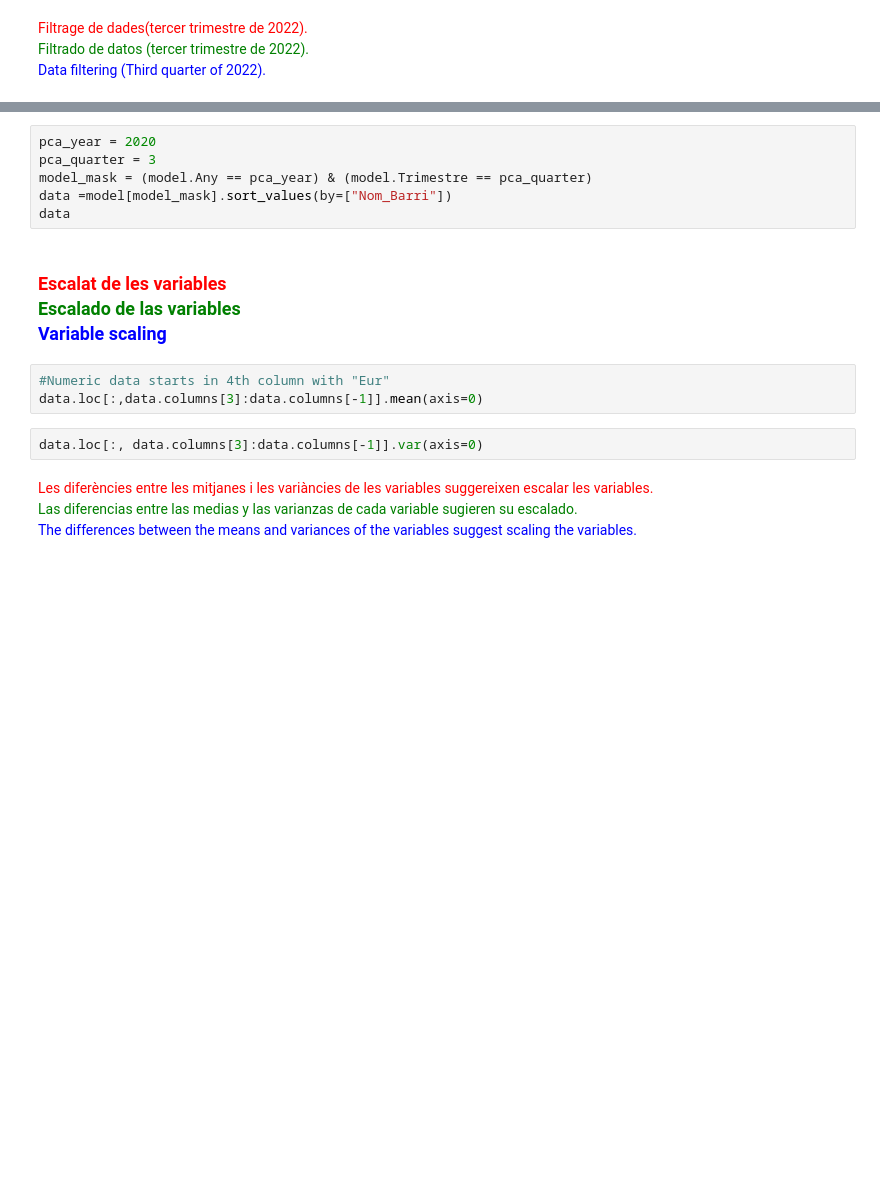
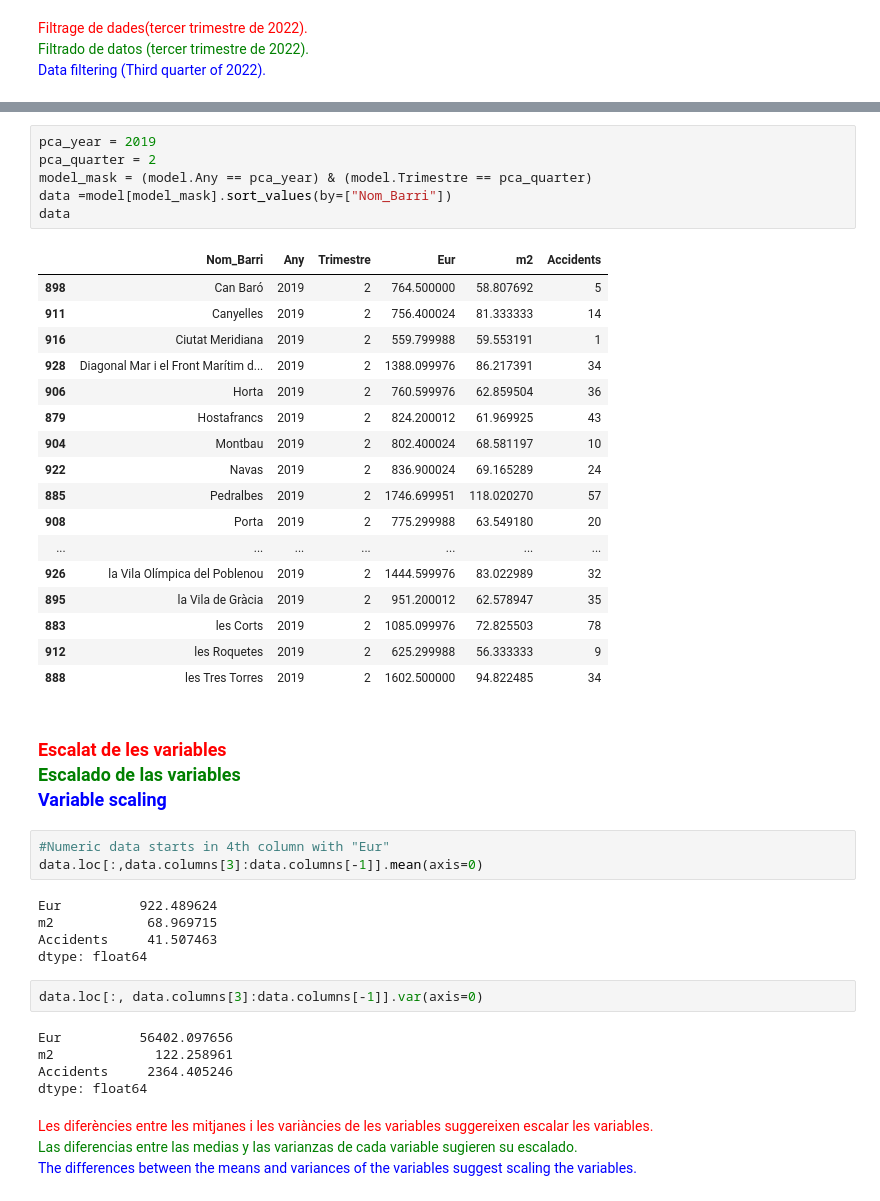
Before and after one commit to luismiguelcasadodiaz/jump2digital, a Jupyter notebook: LMCD_JUMP2DIGITAL.ipynb, the cells around one changed output, grey strips where cells are left out. Drawn from its saved outputs; the diff is of its cells as text; blank space fills up the shorter version.

```diff
--- a/LMCD_JUMP2DIGITAL.ipynb
+++ b/LMCD_JUMP2DIGITAL.ipynb
@@ -934,16 +991,44 @@ counted_quarter
 # %%
-pca_year = 2020
-pca_quarter = 3
+pca_year = 2019
+pca_quarter = 2
 model_mask = (model.Any == pca_year) & (model.Trimestre == pca_quarter)
 data =model[model_mask].sort_values(by=["Nom_Barri"])
 data
+# %% [output]
+|  | Nom_Barri | Any | Trimestre | Eur | m2 | Accidents |
+| 898 | Can Baró | 2019 | 2 | 764.500000 | 58.807692 | 5 |
+| 911 | Canyelles | 2019 | 2 | 756.400024 | 81.333333 | 14 |
+| 916 | Ciutat Meridiana | 2019 | 2 | 559.799988 | 59.553191 | 1 |
+| 928 | Diagonal Mar i el Front Marítim d... | 2019 | 2 | 1388.099976 | 86.217391 | 34 |
+| 906 | Horta | 2019 | 2 | 760.599976 | 62.859504 | 36 |
+| 879 | Hostafrancs | 2019 | 2 | 824.200012 | 61.969925 | 43 |
+| 904 | Montbau | 2019 | 2 | 802.400024 | 68.581197 | 10 |
+| 922 | Navas | 2019 | 2 | 836.900024 | 69.165289 | 24 |
+| 885 | Pedralbes | 2019 | 2 | 1746.699951 | 118.020270 | 57 |
+| 908 | Porta | 2019 | 2 | 775.299988 | 63.549180 | 20 |
+| ... | ... | ... | ... | ... | ... | ... |
+| 926 | la Vila Olímpica del Poblenou | 2019 | 2 | 1444.599976 | 83.022989 | 32 |
+| 895 | la Vila de Gràcia | 2019 | 2 | 951.200012 | 62.578947 | 35 |
+| 883 | les Corts | 2019 | 2 | 1085.099976 | 72.825503 | 78 |
+| 912 | les Roquetes | 2019 | 2 | 625.299988 | 56.333333 | 9 |
+| 888 | les Tres Torres | 2019 | 2 | 1602.500000 | 94.822485 | 34 |
 # %% [markdown]
 ### <span style='color:red'> Escalat de les variables<br> </span><span style='color:green'> Escalado de las variables <br></span><span style='color:blue'> Variable scaling <br></span>
 # %%
 #Numeric data starts in 4th column with "Eur"
 data.loc[:,data.columns[3]:data.columns[-1]].mean(axis=0)
+# %% [output]
+Eur          922.489624
+m2            68.969715
+Accidents     41.507463
+dtype: float64
 # %%
 data.loc[:, data.columns[3]:data.columns[-1]].var(axis=0)
+# %% [output]
+Eur          56402.097656
+m2             122.258961
+Accidents     2364.405246
+dtype: float64
 # %% [markdown]
 <span style='color:red'> Les diferències entre les mitjanes i les variàncies de les variables suggereixen escalar les variables.<br> </span><span style='color:green'> Las diferencias entre las medias y las varianzas de cada variable sugieren su escalado. <br></span><span style='color:blue'> The differences between the means and variances of the variables suggest scaling the variables. <br></span>
 # %%
```
Also changed, not shown: parts of 16 cells of this notebook, 2 other files.
